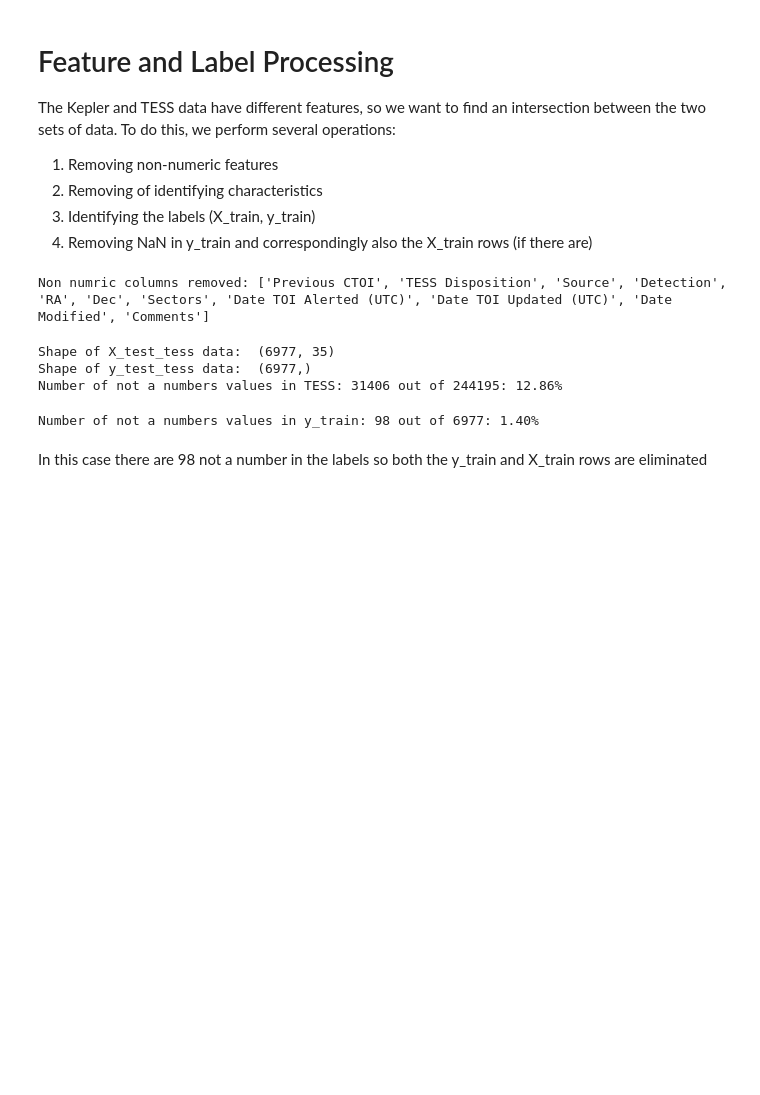
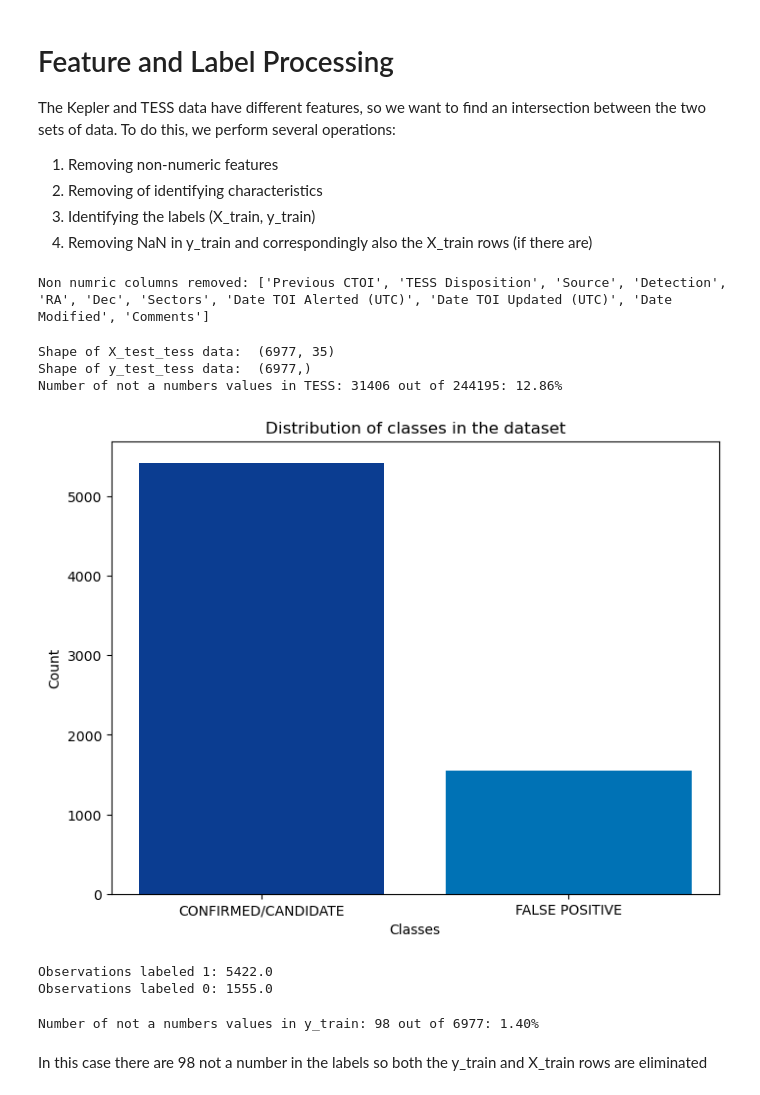
Before and after one commit to Attilio-Di-Vicino/ExoNet, a Jupyter notebook: supervised_learning/04_test_2_tess.ipynb, the cells around one changed output. Cells and saved outputs as stored; diff of their text form; code cells hidden in the pictures; blank space fills up the shorter version.

```diff
--- a/supervised_learning/04_test_2_tess.ipynb
+++ b/supervised_learning/04_test_2_tess.ipynb
@@ -95,6 +95,14 @@ _ = print_count_nan(data=tess_data, name='TESS')
 Shape of X_test_tess data:  (6977, 35)
 Shape of y_test_tess data:  (6977,)
 Number of not a numbers values in TESS: 31406 out of 244195: 12.86%
+# %%
+class_count_1, class_count_0 = plot_class_distribution(y_train)
+print('Observations labeled 1:', class_count_1)
+print('Observations labeled 0:', class_count_0)
+# %% [output]
+[figure, added]
+Observations labeled 1: 5422.0
+Observations labeled 0: 1555.0
 # %%
 _ = print_count_nan(data=y_train, name='y_train')
 # %% [output]
```
Also changed, not shown: parts of 3 cells of this notebook, 1 other file.
